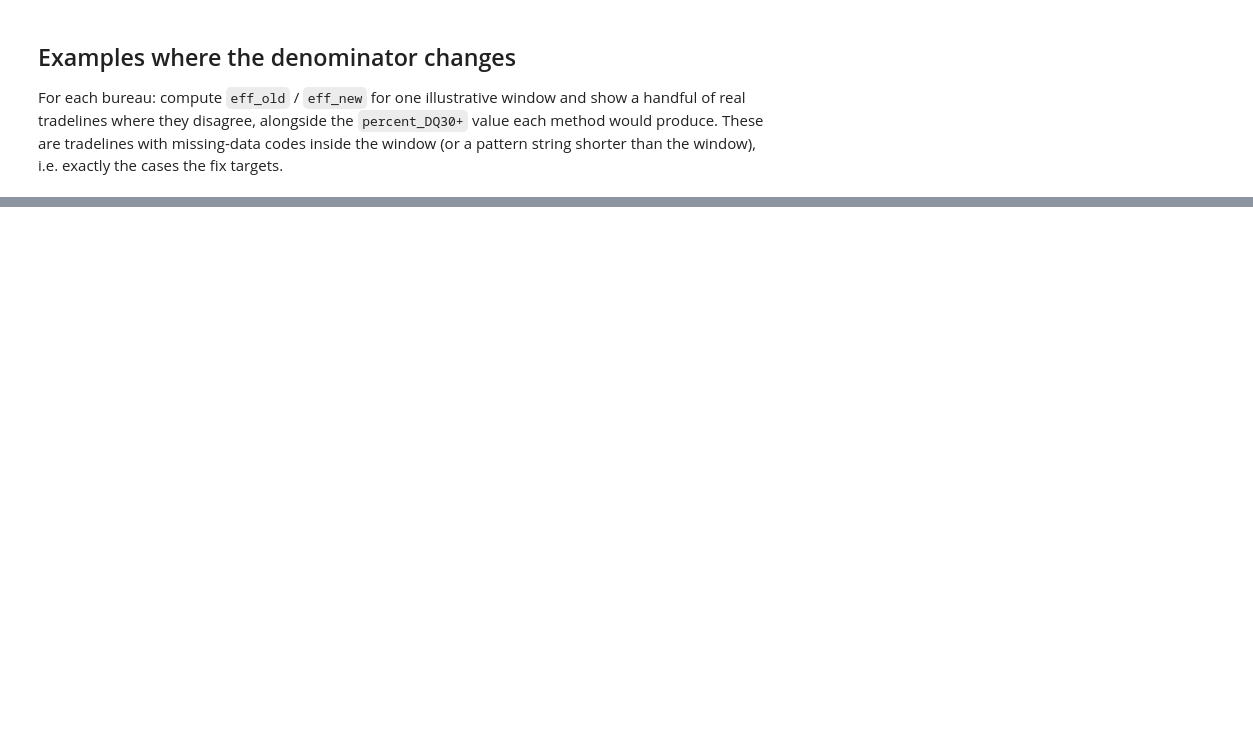
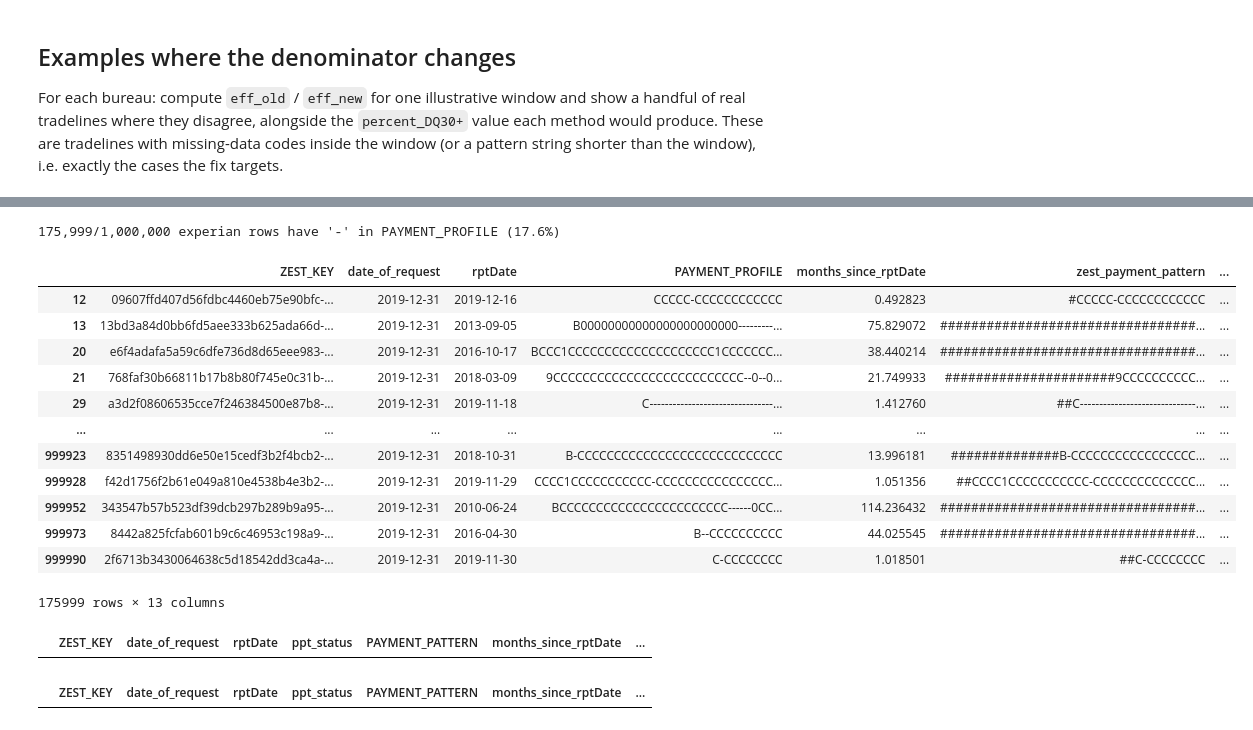
Before and after one commit to jagzest/payment-processor-research, a Jupyter notebook: RealDataExample.ipynb, the cells around one changed output, grey strips where cells are left out. Saved outputs shown, nothing was run; the diff lists cells and outputs as text; code cells hidden in the pictures; blank space fills up the shorter version.

```diff
--- a/RealDataExample.ipynb
+++ b/RealDataExample.ipynb
@@ -171,0 +242,24 @@ for bureau, df in prepped.items():
+# %%
+exp = examples['experian']   # or prepped['experian'] if you want pre-comparison columns
+
+has_dash = exp[exp['PAYMENT_PROFILE'].fillna('').str.contains('-', regex=False)]
+print(f"{len(has_dash):,}/{len(exp):,} experian rows have '-' in PAYMENT_PROFILE "
+    f"({len(has_dash) / len(exp) * 100:.1f}%)")
+# %% [output]
+175,999/1,000,000 experian rows have '-' in PAYMENT_PROFILE (17.6%)
+# %%
+has_dash
+# %% [output]
+|  | ZEST_KEY | date_of_request | rptDate | PAYMENT_PROFILE | months_since_rptDate | zest_payment_pattern | ... |
+| 12 | 09607ffd407d56fdbc4460eb75e90bfc-... | 2019-12-31 | 2019-12-16 | CCCCC-CCCCCCCCCCCC | 0.492823 | #CCCCC-CCCCCCCCCCCC | ... |
+| 13 | 13bd3a84d0bb6fd5aee333b625ada66d-... | 2019-12-31 | 2013-09-05 | B00000000000000000000000---------... | 75.829072 | #################################... | ... |
+| 20 | e6f4adafa5a59c6dfe736d8d65eee983-... | 2019-12-31 | 2016-10-17 | BCCC1CCCCCCCCCCCCCCCCCCCC1CCCCCCC... | 38.440214 | #################################... | ... |
+| 21 | 768faf30b66811b17b8b80f745e0c31b-... | 2019-12-31 | 2018-03-09 | 9CCCCCCCCCCCCCCCCCCCCCCCCCC--0--0... | 21.749933 | ######################9CCCCCCCCCC... | ... |
+| 29 | a3d2f08606535cce7f246384500e87b8-... | 2019-12-31 | 2019-11-18 | C--------------------------------... | 1.412760 | ##C------------------------------... | ... |
+| ... | ... | ... | ... | ... | ... | ... | ... |
+| 999923 | 8351498930dd6e50e15cedf3b2f4bcb2-... | 2019-12-31 | 2018-10-31 | B-CCCCCCCCCCCCCCCCCCCCCCCCCCCC | 13.996181 | ##############B-CCCCCCCCCCCCCCCCC... | ... |
+| 999928 | f42d1756f2b61e049a810e4538b4e3b2-... | 2019-12-31 | 2019-11-29 | CCCC1CCCCCCCCCCC-CCCCCCCCCCCCCCCC... | 1.051356 | ##CCCC1CCCCCCCCCCC-CCCCCCCCCCCCCC... | ... |
+| 999952 | 343547b57b523df39dcb297b289b9a95-... | 2019-12-31 | 2010-06-24 | BCCCCCCCCCCCCCCCCCCCCCCC------0CC... | 114.236432 | #################################... | ... |
+| 999973 | 8442a825fcfab601b9c6c46953c198a9-... | 2019-12-31 | 2016-04-30 | B--CCCCCCCCCC | 44.025545 | #################################... | ... |
+| 999990 | 2f6713b3430064638c5d18542dd3ca4a-... | 2019-12-31 | 2019-11-30 | C-CCCCCCCC | 1.018501 | ##C-CCCCCCCC | ... |
+175999 rows × 13 columns
@@ -171,0 +270,4 @@ for bureau, df in prepped.items():
+# %%
+has_slash
+# %% [output]
+|  | ZEST_KEY | date_of_request | rptDate | ppt_status | PAYMENT_PATTERN | months_since_rptDate | ... |
@@ -171,0 +276,4 @@ for bureau, df in prepped.items():
+# %%
+has_y
+# %% [output]
+|  | ZEST_KEY | date_of_request | rptDate | ppt_status | PAYMENT_PATTERN | months_since_rptDate | ... |
```
Also changed, not shown: parts of 8 cells of this notebook, 21 other files.
